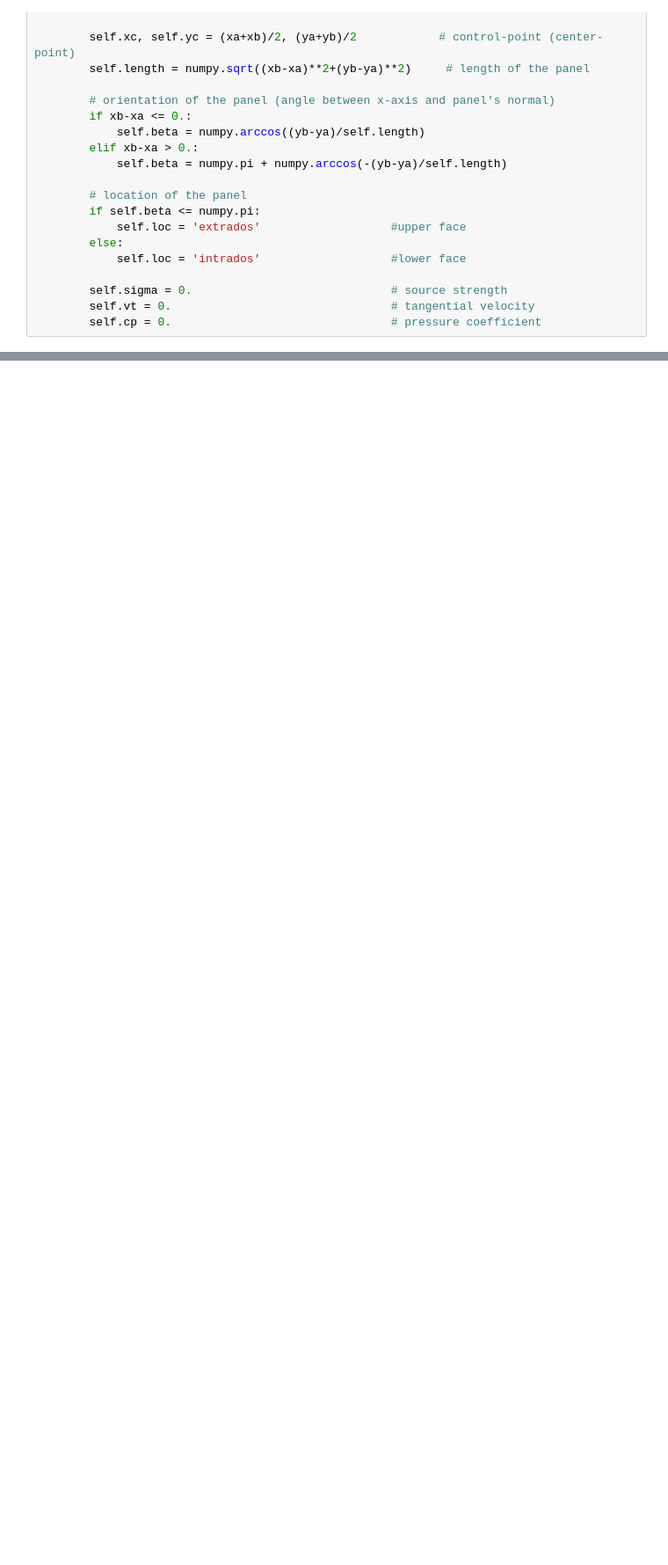
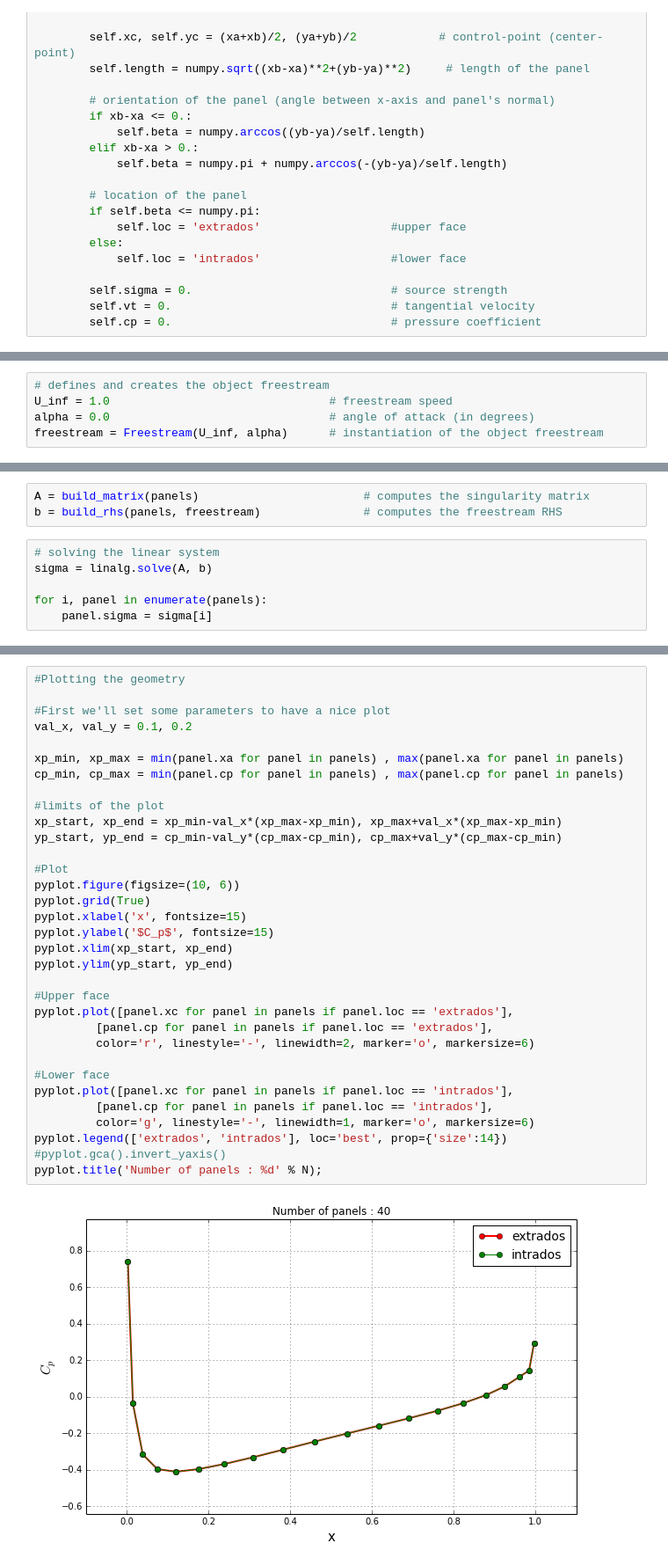
Before and after one commit to engamohd/AeroPython, a Jupyter notebook: my_codes/lesson10_mc.ipynb, the cells around one changed output, grey strips where cells are left out. Shown at 88% size. Saved outputs shown, nothing was run; the diff lists cells and outputs as text; blank space fills up the shorter version.

```diff
--- a/my_codes/lesson10_mc.ipynb
+++ b/my_codes/lesson10_mc.ipynb
@@ -87,0 +201,5 @@ class Panel:
+# %%
+# defines and creates the object freestream
+U_inf = 1.0                                # freestream speed
+alpha = 0.0                                # angle of attack (in degrees)
+freestream = Freestream(U_inf, alpha)      # instantiation of the object freestream
@@ -87,0 +298,9 @@ class Panel:
+# %%
+A = build_matrix(panels)                        # computes the singularity matrix
+b = build_rhs(panels, freestream)               # computes the freestream RHS
+# %%
+# solving the linear system
+sigma = linalg.solve(A, b)
+
+for i, panel in enumerate(panels):
+    panel.sigma = sigma[i]
@@ -87,0 +368,35 @@ class Panel:
+# %%
+#Plotting the geometry
+
+#First we'll set some parameters to have a nice plot
+val_x, val_y = 0.1, 0.2
+
+xp_min, xp_max = min(panel.xa for panel in panels) , max(panel.xa for panel in panels)
+cp_min, cp_max = min(panel.cp for panel in panels) , max(panel.cp for panel in panels)
+
+#limits of the plot
+xp_start, xp_end = xp_min-val_x*(xp_max-xp_min), xp_max+val_x*(xp_max-xp_min)
+yp_start, yp_end = cp_min-val_y*(cp_max-cp_min), cp_max+val_y*(cp_max-cp_min)
+
+#Plot
+pyplot.figure(figsize=(10, 6))
+pyplot.grid(True)
+pyplot.xlabel('x', fontsize=15)
+pyplot.ylabel('$C_p$', fontsize=15)
+pyplot.xlim(xp_start, xp_end)
+pyplot.ylim(yp_start, yp_end)
+
+#Upper face
+pyplot.plot([panel.xc for panel in panels if panel.loc == 'extrados'],
+         [panel.cp for panel in panels if panel.loc == 'extrados'],
+         color='r', linestyle='-', linewidth=2, marker='o', markersize=6)
+
+#Lower face
+pyplot.plot([panel.xc for panel in panels if panel.loc == 'intrados'],
+         [panel.cp for panel in panels if panel.loc == 'intrados'],
+         color='g', linestyle='-', linewidth=1, marker='o', markersize=6)
+pyplot.legend(['extrados', 'intrados'], loc='best', prop={'size':14})
+#pyplot.gca().invert_yaxis()
+pyplot.title('Number of panels : %d' % N);
+# %% [output]
+[figure, added]
```
Also changed, not shown: parts of 28 cells of this notebook.
